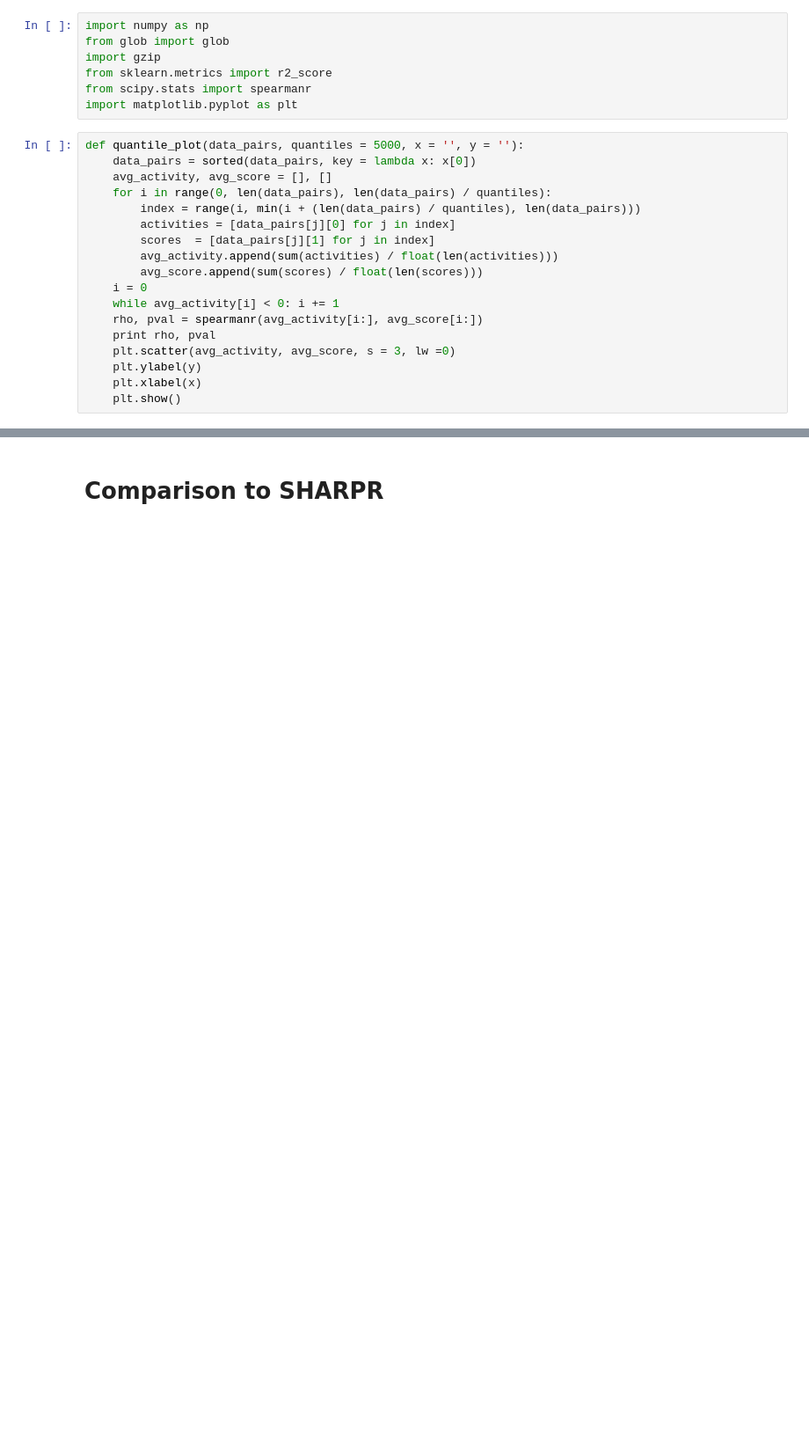
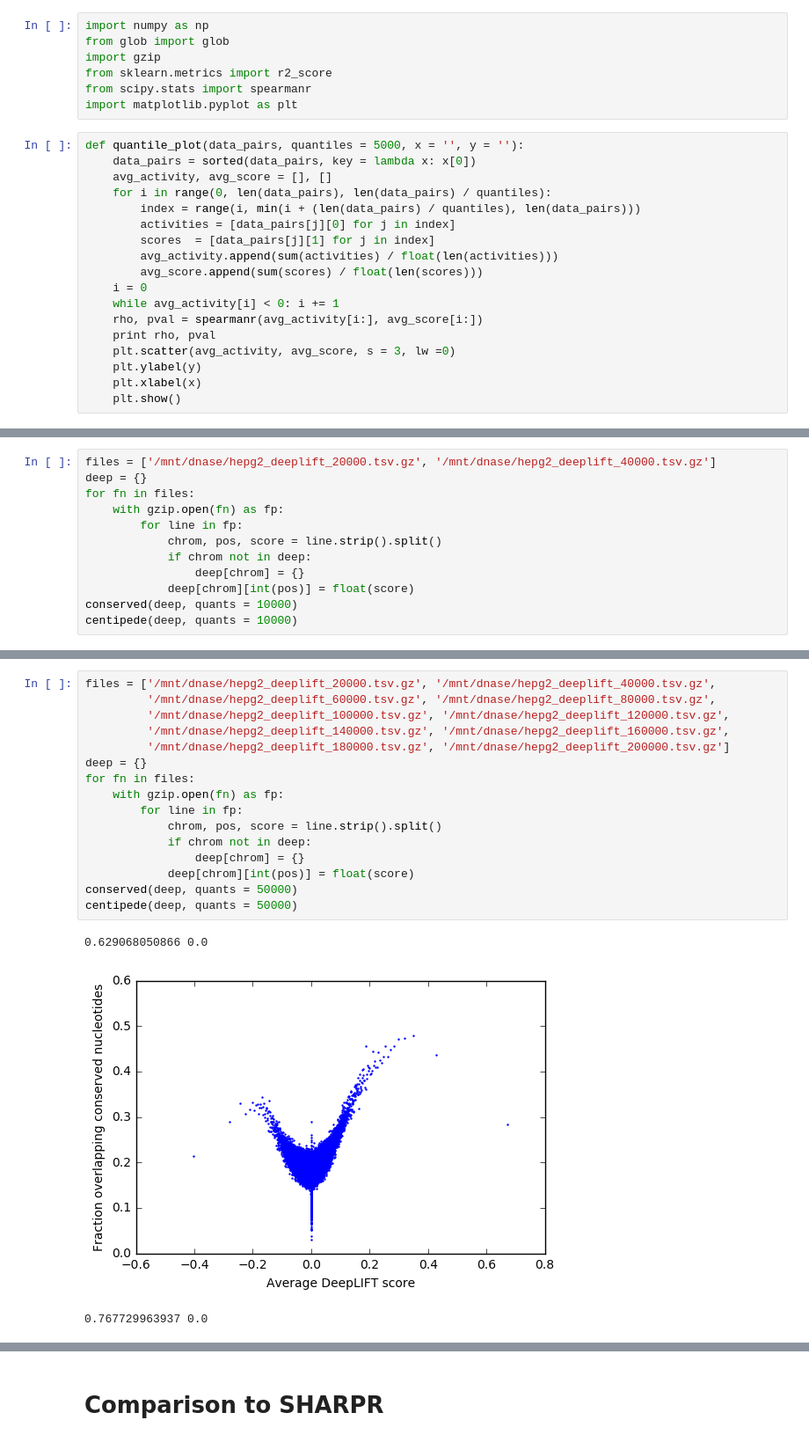
Before and after one commit to irvhsu/cs273b-project, a Jupyter notebook: notebooks/interpretation/dnase_deeplift_interpretation.ipynb, the cells around one changed output, grey strips where cells are left out. Shown at 88% size. Drawn from its saved outputs; the diff is of its cells as text; blank space fills up the shorter version.

```diff
--- a/notebooks/interpretation/dnase_deeplift_interpretation.ipynb
+++ b/notebooks/interpretation/dnase_deeplift_interpretation.ipynb
@@ -35,0 +79,12 @@ def quantile_plot(data_pairs, quantiles = 5000, x = '', y = ''):
+# %%
+files = ['/mnt/dnase/hepg2_deeplift_20000.tsv.gz', '/mnt/dnase/hepg2_deeplift_40000.tsv.gz']
+deep = {}
+for fn in files:
+    with gzip.open(fn) as fp:
+        for line in fp:
+            chrom, pos, score = line.strip().split()
+            if chrom not in deep:
+                deep[chrom] = {}
+            deep[chrom][int(pos)] = float(score)
+conserved(deep, quants = 10000)
+centipede(deep, quants = 10000)
@@ -35,0 +96,20 @@ def quantile_plot(data_pairs, quantiles = 5000, x = '', y = ''):
+# %%
+files = ['/mnt/dnase/hepg2_deeplift_20000.tsv.gz', '/mnt/dnase/hepg2_deeplift_40000.tsv.gz',
+         '/mnt/dnase/hepg2_deeplift_60000.tsv.gz', '/mnt/dnase/hepg2_deeplift_80000.tsv.gz',
+         '/mnt/dnase/hepg2_deeplift_100000.tsv.gz', '/mnt/dnase/hepg2_deeplift_120000.tsv.gz',
+         '/mnt/dnase/hepg2_deeplift_140000.tsv.gz', '/mnt/dnase/hepg2_deeplift_160000.tsv.gz',
+         '/mnt/dnase/hepg2_deeplift_180000.tsv.gz', '/mnt/dnase/hepg2_deeplift_200000.tsv.gz']
+deep = {}
+for fn in files:
+    with gzip.open(fn) as fp:
+        for line in fp:
+            chrom, pos, score = line.strip().split()
+            if chrom not in deep:
+                deep[chrom] = {}
+            deep[chrom][int(pos)] = float(score)
+conserved(deep, quants = 50000)
+centipede(deep, quants = 50000)
+# %% [output]
+0.629068050866 0.0
+[figure, added]
+0.767729963937 0.0
```
Also changed, not shown: parts of 26 cells of this notebook.
